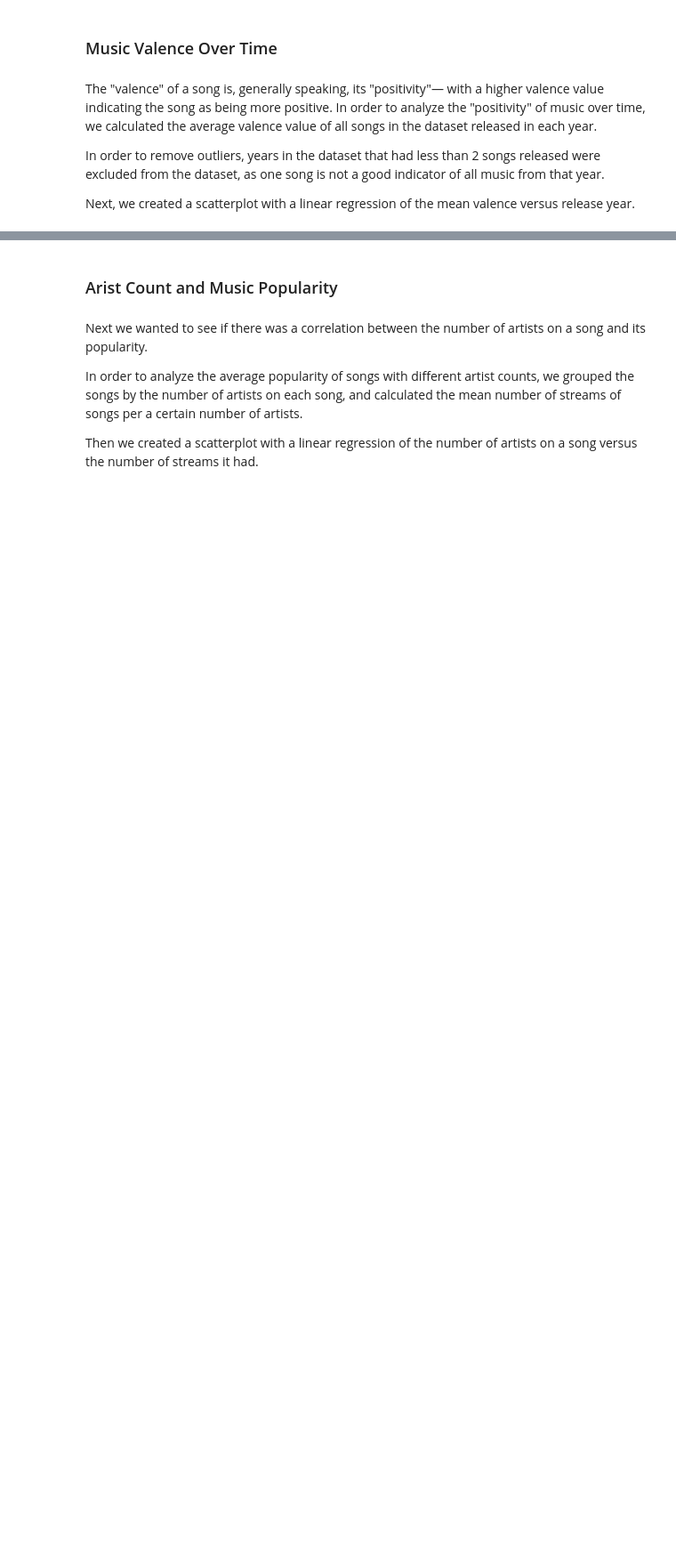
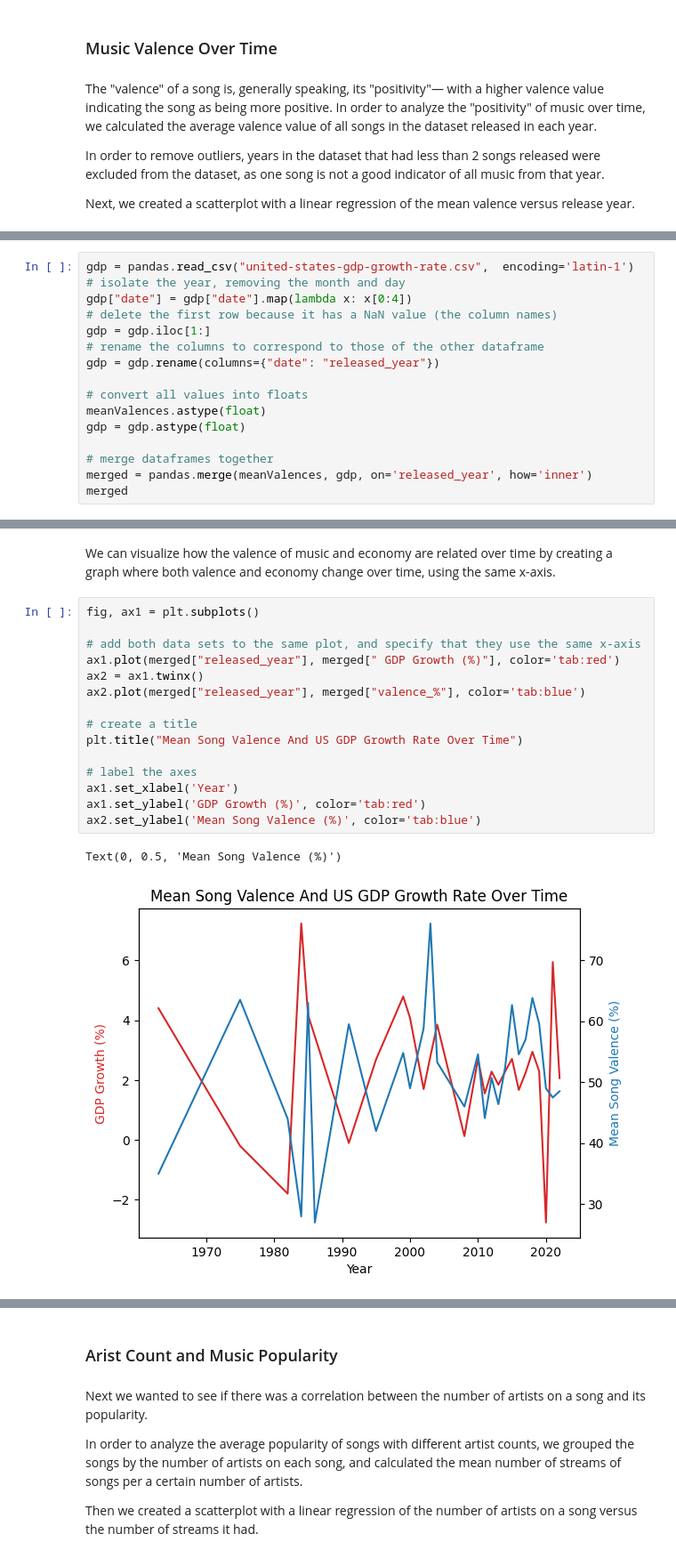
Before and after one commit to andaero/spotifydataviz, a Jupyter notebook: Report.ipynb, the cells around one changed output, grey strips where cells are left out. Shown at 89% size. Drawn from its saved outputs; the diff is of its cells as text; blank space fills up the shorter version.

Commit message:
Finished Report, + Economic Data

```diff
--- a/Report.ipynb
+++ b/Report.ipynb
@@ -89,0 +116,16 @@ Based on the negative slope of the linear regression, we can see that the averag
+# %%
+gdp = pandas.read_csv("united-states-gdp-growth-rate.csv",  encoding='latin-1')
+# isolate the year, removing the month and day
+gdp["date"] = gdp["date"].map(lambda x: x[0:4])
+# delete the first row because it has a NaN value (the column names)
+gdp = gdp.iloc[1:]
+# rename the columns to correspond to those of the other dataframe
+gdp = gdp.rename(columns={"date": "released_year"})
+
+# convert all values into floats
+meanValences.astype(float)
+gdp = gdp.astype(float)
+
+# merge dataframes together
+merged = pandas.merge(meanValences, gdp, on='released_year', how='inner')
+merged
@@ -89,0 +150,20 @@ Based on the negative slope of the linear regression, we can see that the averag
+# %% [markdown]
+We can visualize how the valence of music and economy are related over time by creating a graph where both valence and economy change over time, using the same x-axis.
+# %%
+fig, ax1 = plt.subplots()
+
+# add both data sets to the same plot, and specify that they use the same x-axis
+ax1.plot(merged["released_year"], merged[" GDP Growth (%)"], color='tab:red')
+ax2 = ax1.twinx()
+ax2.plot(merged["released_year"], merged["valence_%"], color='tab:blue')
+
+# create a title
+plt.title("Mean Song Valence And US GDP Growth Rate Over Time")
+
+# label the axes
+ax1.set_xlabel('Year')
+ax1.set_ylabel('GDP Growth (%)', color='tab:red')
+ax2.set_ylabel('Mean Song Valence (%)', color='tab:blue')
+# %% [output]
+Text(0, 0.5, 'Mean Song Valence (%)')
+[figure, added]
```
Also changed, not shown: parts of 19 cells of this notebook.
